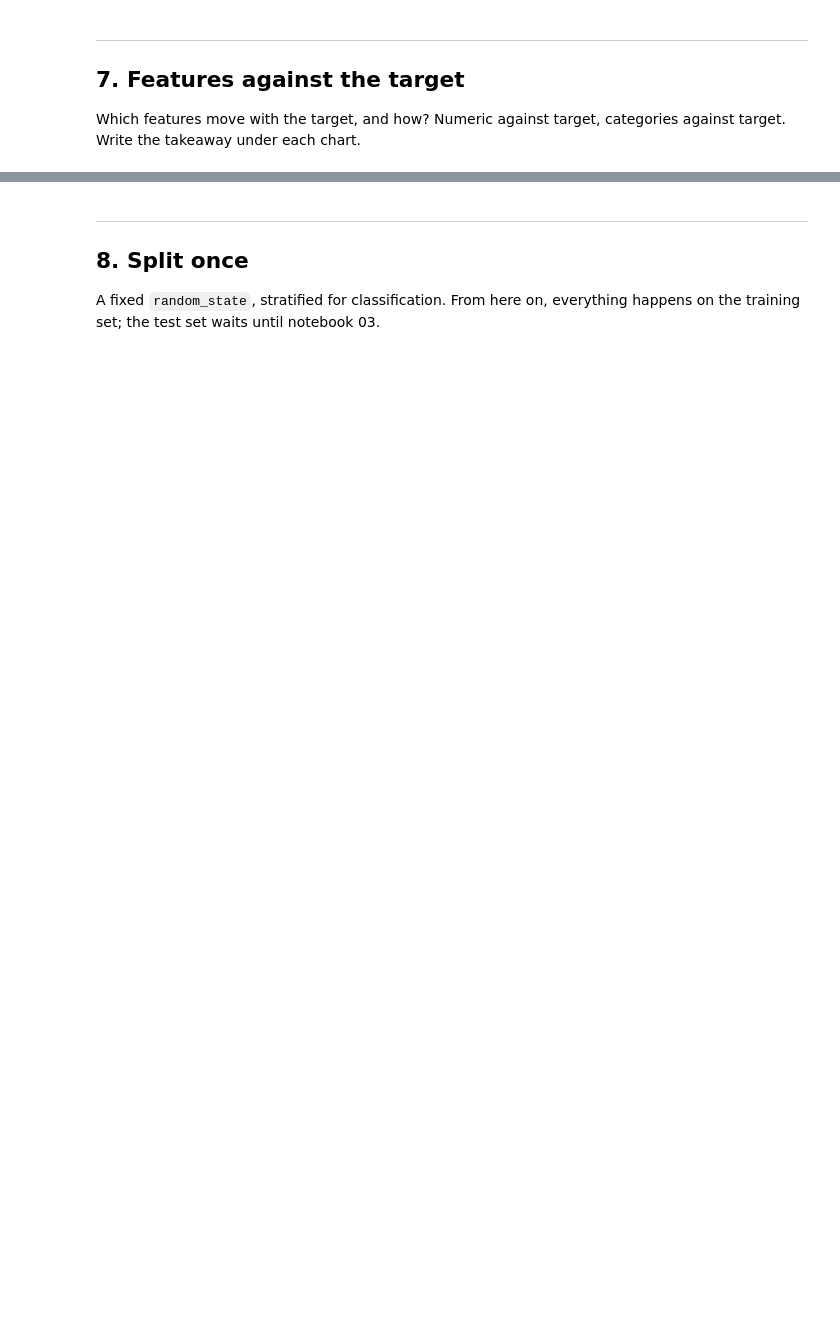
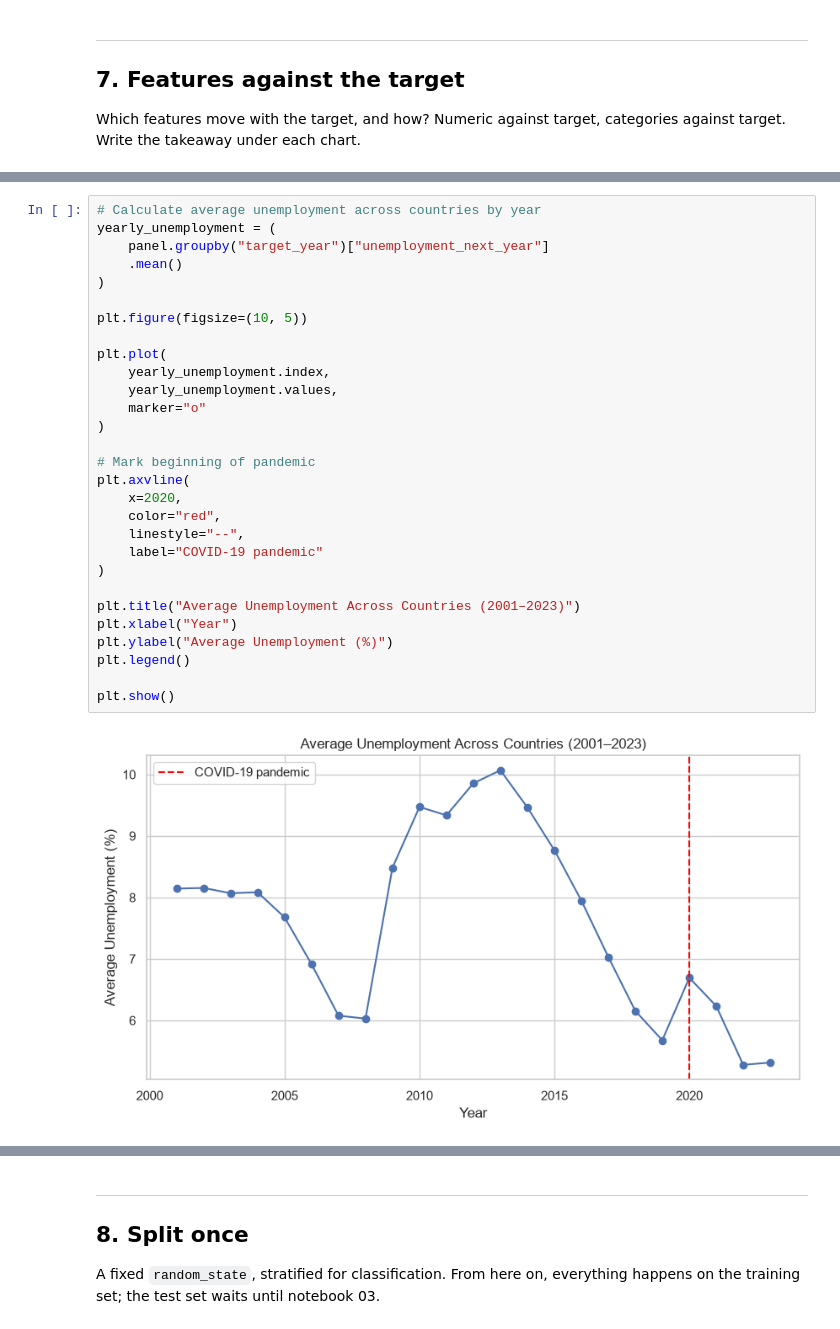
Before and after one commit to rekha-cyber/ML_project, a Jupyter notebook: notebooks/01_eda_and_baseline.ipynb, the cells around one changed output, grey strips where cells are left out. Cells and saved outputs as stored; diff of their text form; blank space fills up the shorter version.

```diff
--- a/notebooks/01_eda_and_baseline.ipynb
+++ b/notebooks/01_eda_and_baseline.ipynb
@@ -253,0 +386,31 @@ Which features move with the target, and how? Numeric against target, categories
+# %%
+# Calculate average unemployment across countries by year
+yearly_unemployment = (
+    panel.groupby("target_year")["unemployment_next_year"]
+    .mean()
+)
+
+plt.figure(figsize=(10, 5))
+
+plt.plot(
+    yearly_unemployment.index,
+    yearly_unemployment.values,
+    marker="o"
+)
+
+# Mark beginning of pandemic
+plt.axvline(
+    x=2020,
+    color="red",
+    linestyle="--",
+    label="COVID-19 pandemic"
+)
+
+plt.title("Average Unemployment Across Countries (2001–2023)")
+plt.xlabel("Year")
+plt.ylabel("Average Unemployment (%)")
+plt.legend()
+
+plt.show()
+# %% [output]
+[figure, added]
```
Also changed, not shown: parts of 28 cells of this notebook.
